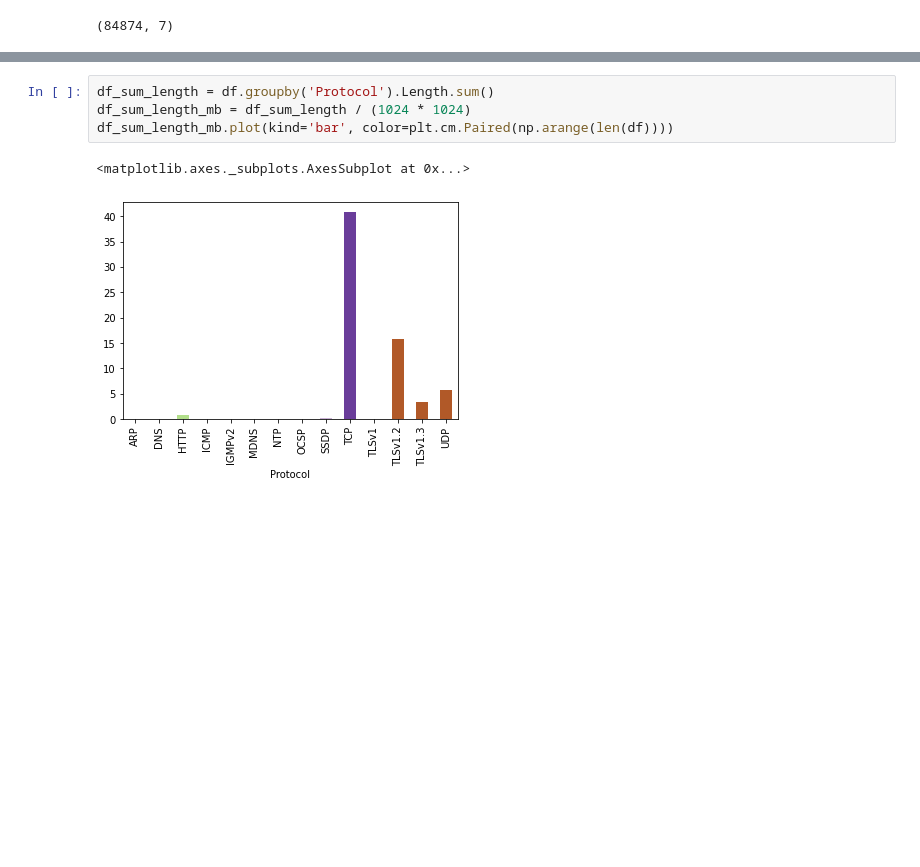
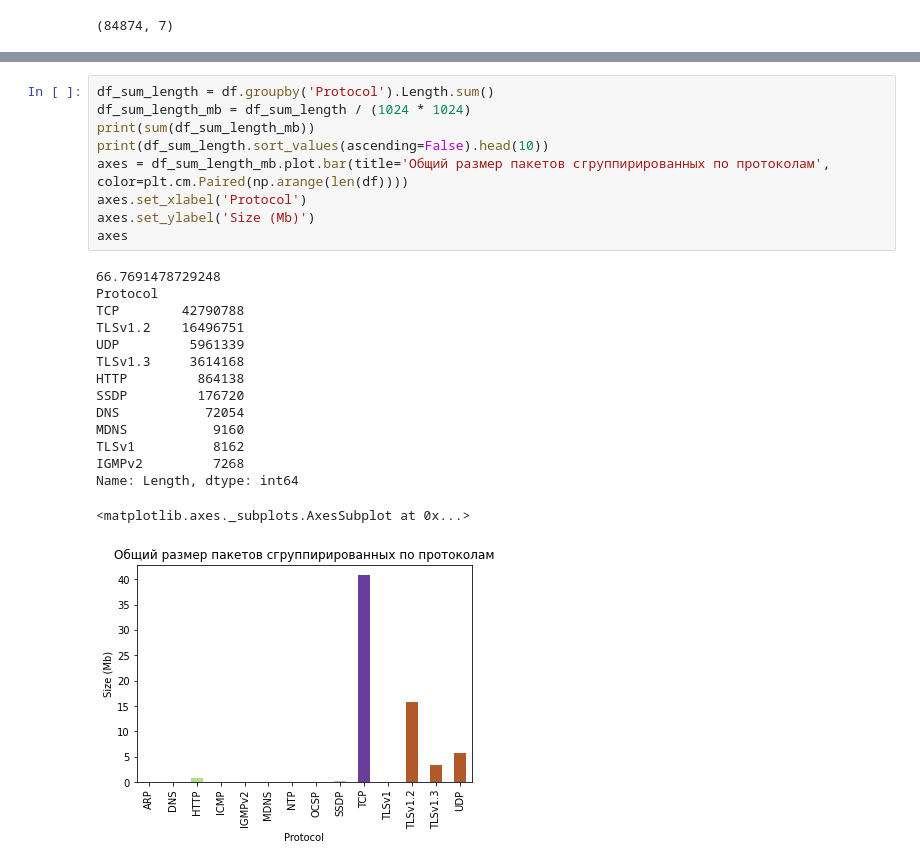
Before and after one commit to Safintim/traffic_analysis, a Jupyter notebook: analyze.ipynb, the cells around one changed output, grey strips where cells are left out. Saved outputs shown, nothing was run; the diff lists cells and outputs as text; blank space fills up the shorter version.

```diff
--- a/analyze.ipynb
+++ b/analyze.ipynb
@@ -49,9 +49,27 @@ Name: Source, dtype: int64
 # %%
 df_sum_length = df.groupby('Protocol').Length.sum()
 df_sum_length_mb = df_sum_length / (1024 * 1024)
-df_sum_length_mb.plot(kind='bar', color=plt.cm.Paired(np.arange(len(df))))
+print(sum(df_sum_length_mb))
+print(df_sum_length.sort_values(ascending=False).head(10))
+axes = df_sum_length_mb.plot.bar(title='Общий размер пакетов сгруппирированных по протоколам', color=plt.cm.Paired(np.arange(len(df))))
+axes.set_xlabel('Protocol')
+axes.set_ylabel('Size (Mb)')
+axes
 # %% [output]
-<matplotlib.axes._subplots.AxesSubplot at 0x...>
+66.7691478729248
+Protocol
+TCP        42790788
+TLSv1.2    16496751
+UDP         5961339
+TLSv1.3     3614168
+HTTP         864138
+SSDP         176720
+DNS           72054
+MDNS           9160
+TLSv1          8162
+IGMPv2         7268
+Name: Length, dtype: int64
+<matplotlib.axes._subplots.AxesSubplot at 0x...>
-[figure, old version]
+[figure, new version]
 # %%
 df_p = df.groupby('Protocol').Source.count()
```
Also changed, not shown: parts of 2 cells of this notebook, 7 other files.
